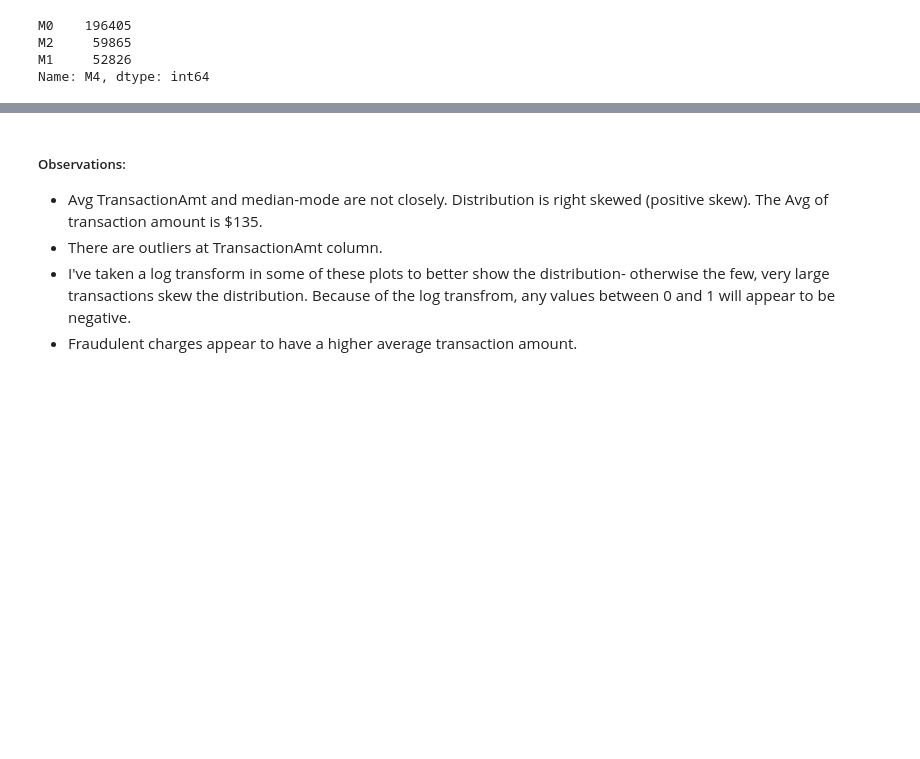
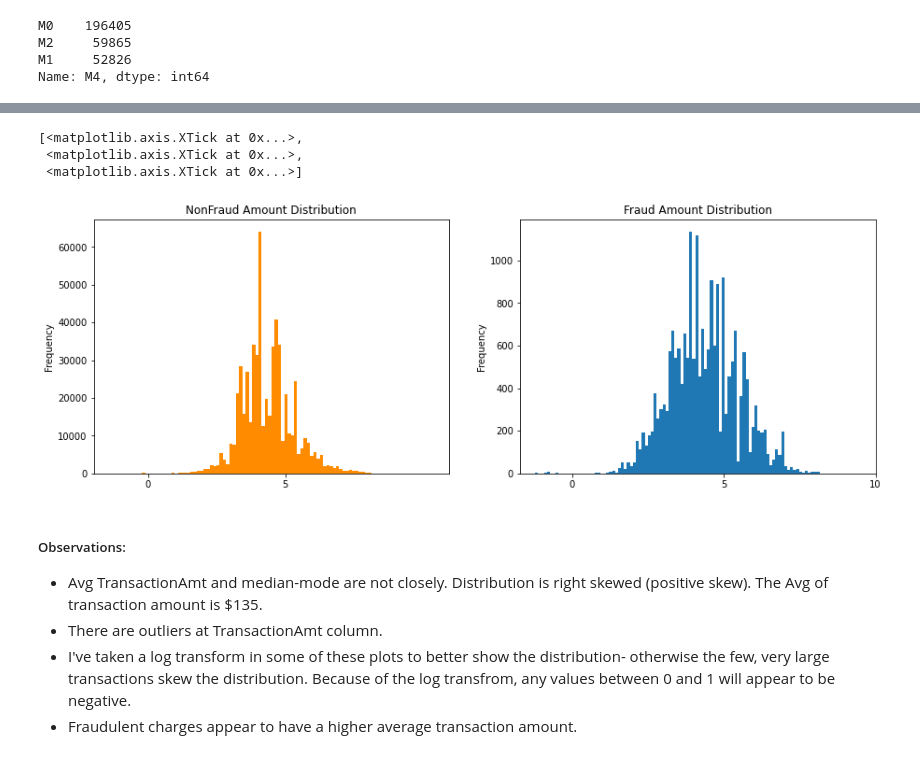
Before and after one commit to ElifKarakutukDinc/IEEE-CIS-Fraud-Detection, a Jupyter notebook: EDA.ipynb, the cells around one changed output, grey strips where cells are left out. Cells and saved outputs as stored; diff of their text form; code cells hidden in the pictures; blank space fills up the shorter version.

```diff
--- a/EDA.ipynb
+++ b/EDA.ipynb
@@ -546,0 +626,3 @@ plt.show()
+# %%
+cols = ["TransactionAmt"]
+train_transaction = calculating_zscore(train_transaction, cols)
@@ -546,0 +649,10 @@ plt.show()
+# %%
+START_DATE = "2017-12-01"
+startdate = datetime.datetime.strptime(START_DATE, "%Y-%m-%d")
+train_transaction["Date"] = train_transaction["TransactionDT"].apply(
+    lambda x: (startdate + datetime.timedelta(seconds=x))
+)
+
+train_transaction["Weekdays"] = train_transaction["Date"].dt.dayofweek
+train_transaction["Hours"] = train_transaction["Date"].dt.hour
+train_transaction["Days"] = train_transaction["Date"].dt.day
@@ -547,18 +667,23 @@ plt.show()
 # %%
-f,ax=plt.subplots(1,2,figsize=(15,5))
-train_transaction[df_transaction['isFraud'] == 0]\
-['TransactionAmt'].apply(np.log) \
-.plot.hist(ax=ax[0],bins=100,color='darkorange')
-ax[0].set_title('NonFraud Amount Distribution')
-x1=list(range(0,10,5))
+f, ax = plt.subplots(1, 2, figsize=(15, 5))
+train_transaction[train_transaction["isFraud"] == 0]["TransactionAmt"].apply(
+    np.log
+).plot.hist(ax=ax[0], bins=100, color="darkorange")
+ax[0].set_title("NonFraud Amount Distribution")
+x1 = list(range(0, 10, 5))
 ax[0].set_xticks(x1)
 
-train_transaction[df_transaction['isFraud'] == 1]\
-['TransactionAmt'].apply(np.log) \
-.plot.hist(ax=ax[1],bins=100)
-ax[1].set_title('Fraud Amount Distribution')
-x2=list(range(0,15,5))
+train_transaction[train_transaction["isFraud"] == 1]["TransactionAmt"].apply(
+    np.log
+).plot.hist(ax=ax[1], bins=100)
+ax[1].set_title("Fraud Amount Distribution")
+x2 = list(range(0, 15, 5))
 ax[1].set_xticks(x2)
+# %% [output]
+[<matplotlib.axis.XTick at 0x...>,
+ <matplotlib.axis.XTick at 0x...>,
+ <matplotlib.axis.XTick at 0x...>]
+[figure, added]
 # %% [markdown]
 ##### Observations:
 * Avg TransactionAmt and median-mode are not closely. Distribution is right skewed (positive skew). The Avg of transaction amount is $135.
```
Also changed, not shown: parts of 20 cells of this notebook, 3 other files.
